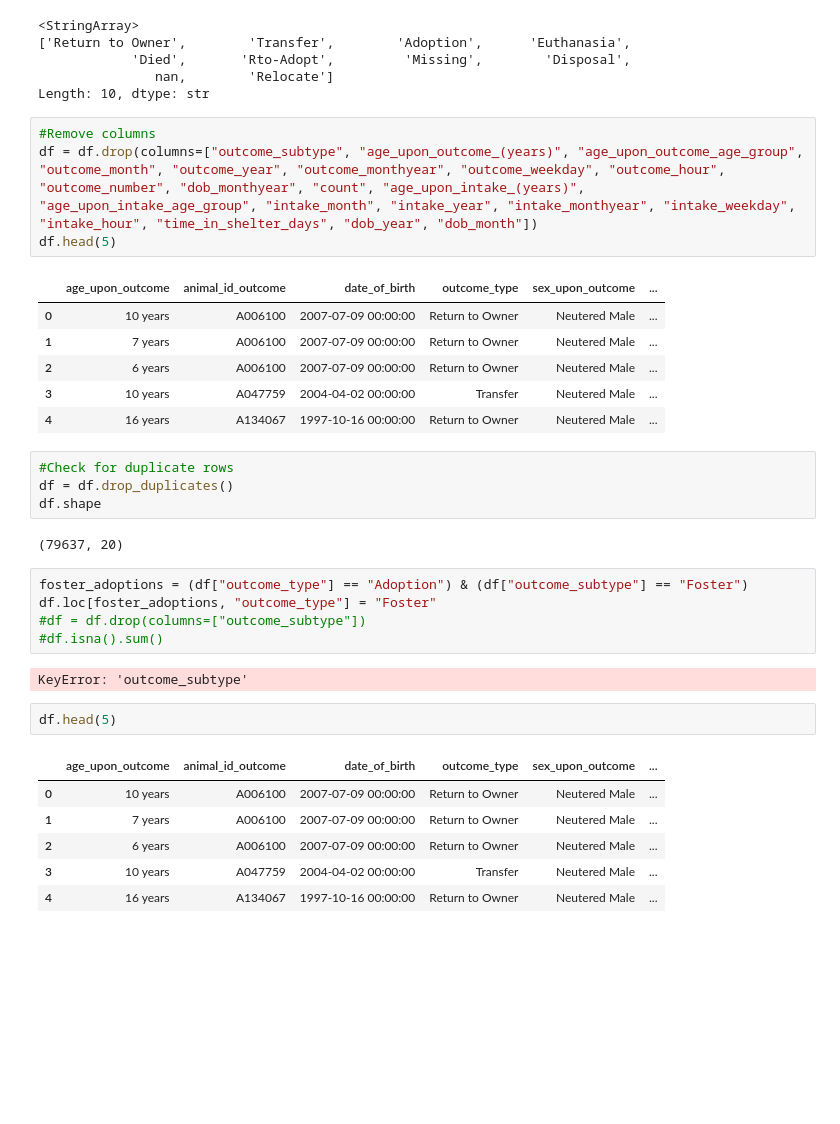
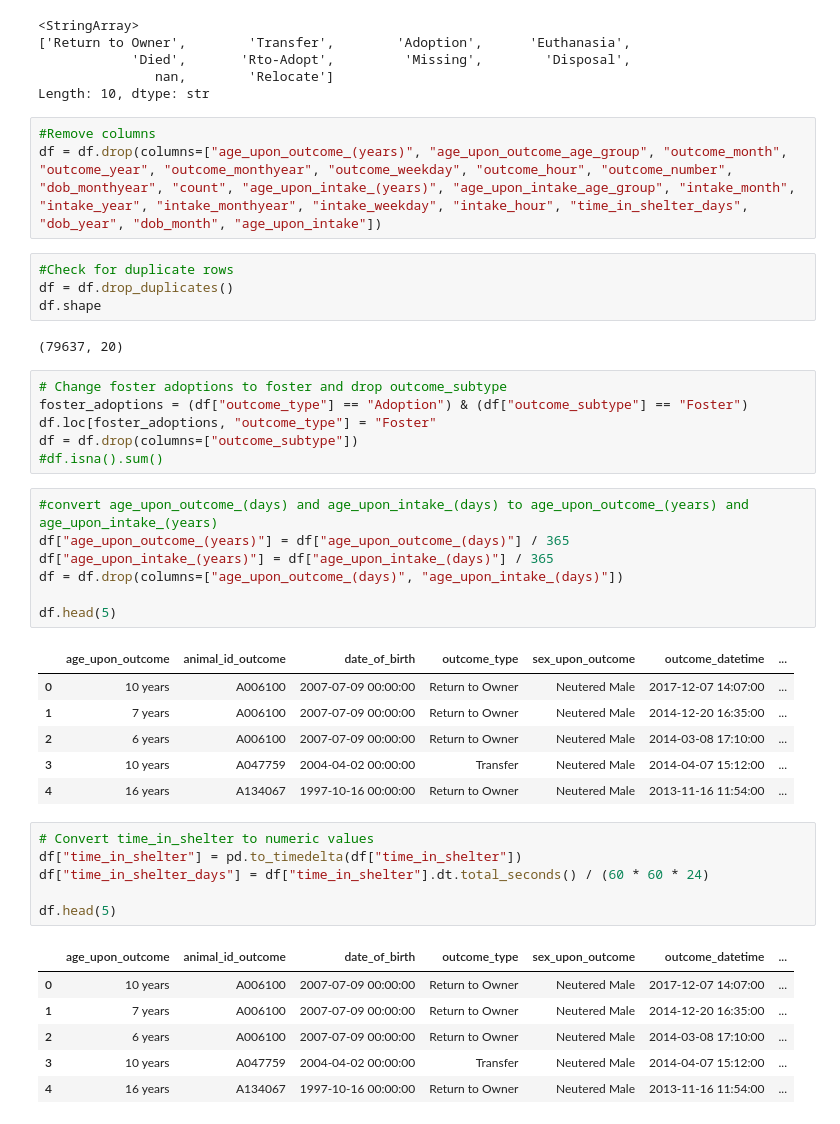
Before and after one commit to paw-some-pals/furcast, a Jupyter notebook: source/aac_eda.ipynb, the cells around one changed output. Drawn from its saved outputs; the diff is of its cells as text; blank space fills up the shorter version.

```diff
--- a/source/aac_eda.ipynb
+++ b/source/aac_eda.ipynb
@@ -17,15 +19,7 @@ df["outcome_type"].unique()
 Length: 10, dtype: str
 # %%
 #Remove columns
-df = df.drop(columns=["outcome_subtype", "age_upon_outcome_(years)", "age_upon_outcome_age_group", "outcome_month", "outcome_year", "outcome_monthyear", "outcome_weekday", "outcome_hour", "outcome_number", "dob_monthyear", "count", "age_upon_intake_(years)", "age_upon_intake_age_group", "intake_month", "intake_year", "intake_monthyear", "intake_weekday", "intake_hour", "time_in_shelter_days", "dob_year", "dob_month"])
-df.head(5)
+df = df.drop(columns=["age_upon_outcome_(years)", "age_upon_outcome_age_group", "outcome_month", "outcome_year", "outcome_monthyear", "outcome_weekday", "outcome_hour", "outcome_number", "dob_monthyear", "count", "age_upon_intake_(years)", "age_upon_intake_age_group", "intake_month", "intake_year", "intake_monthyear", "intake_weekday", "intake_hour", "time_in_shelter_days", "dob_year", "dob_month", "age_upon_intake"])
-# %% [output]
-|  | age_upon_outcome | animal_id_outcome | date_of_birth | outcome_type | sex_upon_outcome | ... |
-| 0 | 10 years | A006100 | 2007-07-09 00:00:00 | Return to Owner | Neutered Male | ... |
-| 1 | 7 years | A006100 | 2007-07-09 00:00:00 | Return to Owner | Neutered Male | ... |
-| 2 | 6 years | A006100 | 2007-07-09 00:00:00 | Return to Owner | Neutered Male | ... |
-| 3 | 10 years | A047759 | 2004-04-02 00:00:00 | Transfer | Neutered Male | ... |
-| 4 | 16 years | A134067 | 1997-10-16 00:00:00 | Return to Owner | Neutered Male | ... |
 # %%
 #Check for duplicate rows
 df = df.drop_duplicates()
@@ -33,18 +27,35 @@ df.shape
 # %% [output]
 (79637, 20)
 # %%
+# Change foster adoptions to foster and drop outcome_subtype
 foster_adoptions = (df["outcome_type"] == "Adoption") & (df["outcome_subtype"] == "Foster")
 df.loc[foster_adoptions, "outcome_type"] = "Foster"
-#df = df.drop(columns=["outcome_subtype"])
+df = df.drop(columns=["outcome_subtype"])
 #df.isna().sum()
-# %% [output]
-KeyError: 'outcome_subtype'
-# %%
-df.head(5)
-# %% [output]
-|  | age_upon_outcome | animal_id_outcome | date_of_birth | outcome_type | sex_upon_outcome | ... |
-| 0 | 10 years | A006100 | 2007-07-09 00:00:00 | Return to Owner | Neutered Male | ... |
-| 1 | 7 years | A006100 | 2007-07-09 00:00:00 | Return to Owner | Neutered Male | ... |
-| 2 | 6 years | A006100 | 2007-07-09 00:00:00 | Return to Owner | Neutered Male | ... |
-| 3 | 10 years | A047759 | 2004-04-02 00:00:00 | Transfer | Neutered Male | ... |
-| 4 | 16 years | A134067 | 1997-10-16 00:00:00 | Return to Owner | Neutered Male | ... |
+# %%
+#convert age_upon_outcome_(days) and age_upon_intake_(days) to age_upon_outcome_(years) and age_upon_intake_(years)
+df["age_upon_outcome_(years)"] = df["age_upon_outcome_(days)"] / 365
+df["age_upon_intake_(years)"] = df["age_upon_intake_(days)"] / 365
+df = df.drop(columns=["age_upon_outcome_(days)", "age_upon_intake_(days)"])
+
+df.head(5)
+# %% [output]
+|  | age_upon_outcome | animal_id_outcome | date_of_birth | outcome_type | sex_upon_outcome | outcome_datetime | ... |
+| 0 | 10 years | A006100 | 2007-07-09 00:00:00 | Return to Owner | Neutered Male | 2017-12-07 14:07:00 | ... |
+| 1 | 7 years | A006100 | 2007-07-09 00:00:00 | Return to Owner | Neutered Male | 2014-12-20 16:35:00 | ... |
+| 2 | 6 years | A006100 | 2007-07-09 00:00:00 | Return to Owner | Neutered Male | 2014-03-08 17:10:00 | ... |
+| 3 | 10 years | A047759 | 2004-04-02 00:00:00 | Transfer | Neutered Male | 2014-04-07 15:12:00 | ... |
+| 4 | 16 years | A134067 | 1997-10-16 00:00:00 | Return to Owner | Neutered Male | 2013-11-16 11:54:00 | ... |
+# %%
+# Convert time_in_shelter to numeric values
+df["time_in_shelter"] = pd.to_timedelta(df["time_in_shelter"])
+df["time_in_shelter_days"] = df["time_in_shelter"].dt.total_seconds() / (60 * 60 * 24)
+
+df.head(5)
+# %% [output]
+|  | age_upon_outcome | animal_id_outcome | date_of_birth | outcome_type | sex_upon_outcome | outcome_datetime | ... |
+| 0 | 10 years | A006100 | 2007-07-09 00:00:00 | Return to Owner | Neutered Male | 2017-12-07 14:07:00 | ... |
+| 1 | 7 years | A006100 | 2007-07-09 00:00:00 | Return to Owner | Neutered Male | 2014-12-20 16:35:00 | ... |
+| 2 | 6 years | A006100 | 2007-07-09 00:00:00 | Return to Owner | Neutered Male | 2014-03-08 17:10:00 | ... |
+| 3 | 10 years | A047759 | 2004-04-02 00:00:00 | Transfer | Neutered Male | 2014-04-07 15:12:00 | ... |
+| 4 | 16 years | A134067 | 1997-10-16 00:00:00 | Return to Owner | Neutered Male | 2013-11-16 11:54:00 | ... |
```
Also changed, not shown: parts of 9 cells of this notebook.
